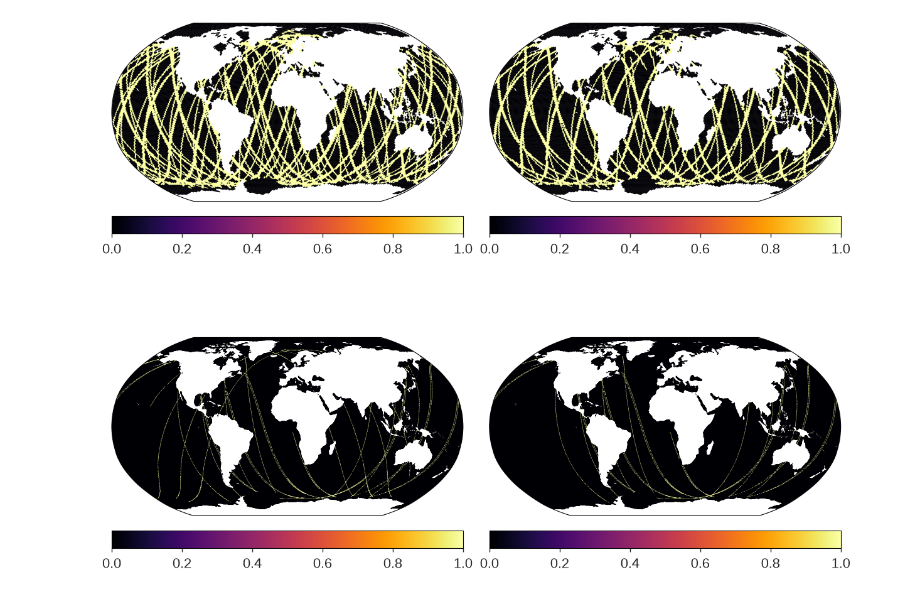
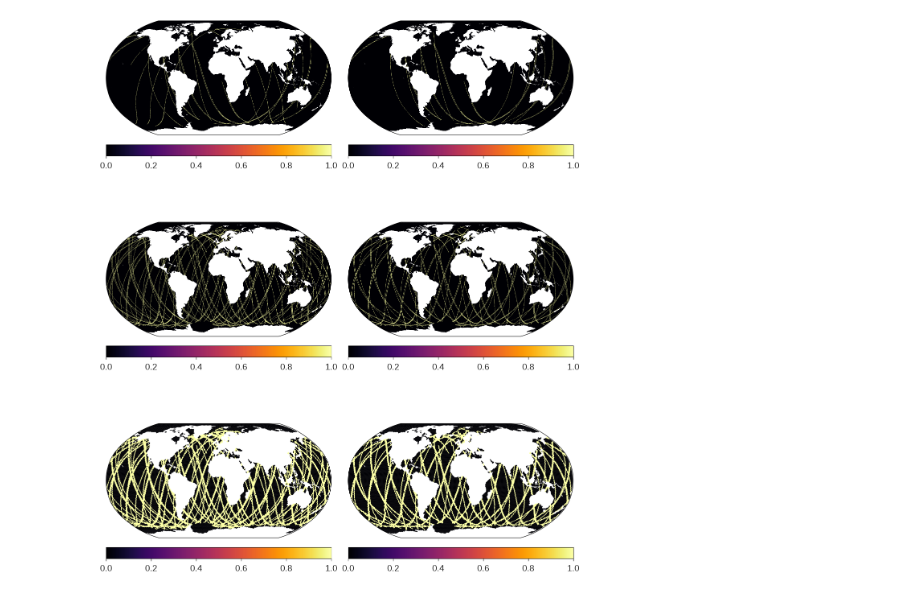
Before and after one commit to timothyas/nese, a Jupyter notebook: experimental/all-altimeter/plot_hpx8.ipynb, the cells around one changed output. Saved outputs shown, nothing was run; the diff lists cells and outputs as text; code cells hidden in the pictures.

```diff
--- a/experimental/all-altimeter/plot_hpx8.ipynb
+++ b/experimental/all-altimeter/plot_hpx8.ipynb
@@ -12,36 +12,40 @@ from importlib.resources import files
 plt.style.use(files("nese.verify") / "nese.mplstyle")
 # %%
 ds = open_anemoi_dataset("anemoi-hpx8-06h/dataset.zarr")
+ds824 = open_anemoi_dataset("anemoi-hpx8-24h/dataset.zarr")
 ds6 = open_anemoi_dataset("anemoi-hpx6-24h/dataset.zarr")
 # %%
 thedate = "2003-05-01T03"
 ds = ds.sel(time=thedate, method="nearest")
+ds824 = ds824.sel(time=thedate, method="nearest")
 ds6 = ds6.sel(time=thedate, method="nearest")
 # %%
-fig, axs = plt.subplots(2, 2, figsize=(12, 5*2), subplot_kw={"projection":ccrs.Robinson()})
+dslist = [ds, ds824, ds6]
+nrows = len(dslist)
+fig, axs = plt.subplots(nrows, 2, figsize=(12, 5*nrows), subplot_kw={"projection":ccrs.Robinson()})
 
 group = "jason_1"
 
 vmax = {
     f"sla_filtered": .5,
     f"ugxt": .8,
     "swh": 5,
 }
 
-for xds, axr in zip([ds6,ds], axs):
+for xds, axr in zip(dslist, axs):
     for fieldname, ax in zip([f"sla_filtered", f"swh"], axr):
         plotme = xr.zeros_like(xds["sla_filtered_jason_2"])
         allvars = [x for x in xds.data_vars if fieldname in x and "count" in x]
         for vname in allvars:
             plotme += xds[vname]
         p = draw_cells(
             ax,
             plotme>0,
             xds.attrs,
             #vmax=vmax[fieldname],
             #vmin=-vmax[fieldname] if "swh" not in fieldname else 0,
             #cmap="cmo.balance",
         )
         plt.colorbar(p, ax=ax, orientation="horizontal")
 # %% [output]
-[figure, old version]
+[figure, new version]
```
Also changed, not shown: parts of 7 cells of this notebook, 16 other files.
